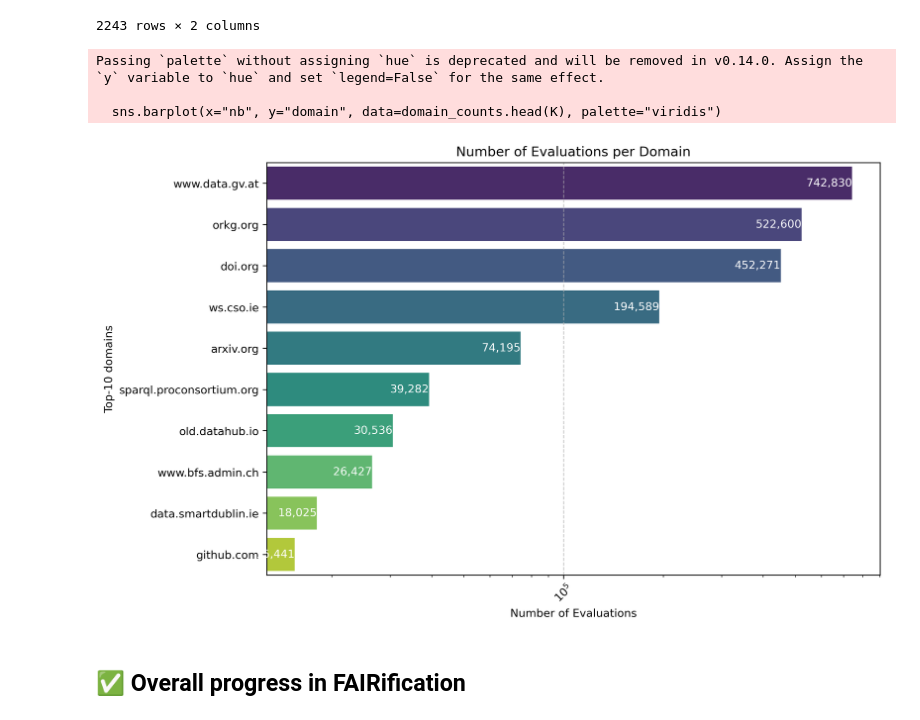
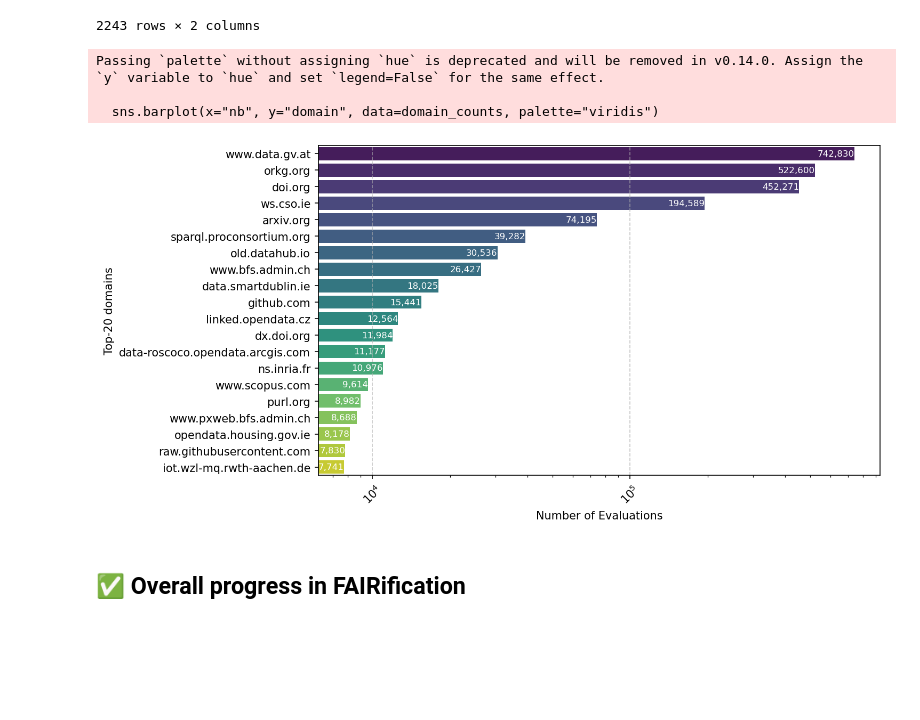
Before and after one commit to IFB-ElixirFr/FAIR-checker, a Jupyter notebook: notebooks/stats/rdf_dump_analysis.ipynb, the cells around one changed output. Saved outputs shown, nothing was run; the diff lists cells and outputs as text; code cells hidden in the pictures; blank space fills up the shorter version.

Commit message:
updated plots

```diff
--- a/notebooks/stats/rdf_dump_analysis.ipynb
+++ b/notebooks/stats/rdf_dump_analysis.ipynb
@@ -510,32 +325,34 @@ domain_counts
 | 1199 | owlready2.readthedocs.io | 1 |
 2243 rows × 2 columns
 # %%
+K = 20
+domain_counts = domain_counts[:K]  # Filter out domains with zero evaluations
 # plot the number of evaluations per domain by using seaborn,
 # use an horizontal bar plot, sort by number of evaluations, use a log scale for the x-axis
-plt.figure(figsize=(10, 6), dpi=300)
-K = 10
+plt.figure(figsize=(10, 5), dpi=150)
+
 # domain_counts = domain_counts.sort_values(by='nb', ascending=False)
-sns.barplot(x="nb", y="domain", data=domain_counts.head(K), palette="viridis")
+sns.barplot(x="nb", y="domain", data=domain_counts, palette="viridis")
 plt.xscale('log')
 # plt.xticks(rotation=45)
 # plt.xyticks(rotation=45)
 # display the value in the bar in white on the right side of the bar
 for index, value in enumerate(domain_counts['nb']):
-    plt.text(value, index, f'{value:,}', color='white', va='center', fontsize=10, ha='right')
+    plt.text(value, index, f'{value:,}', color='white', va='center', fontsize=8, ha='right')
 
 plt.xticks(rotation=45)
 plt.grid(axis='x', linestyle='--', alpha=0.7)
 plt.tight_layout()
-plt.title('Number of Evaluations per Domain')
+#plt.title('Number of Evaluations per Domain')
 plt.xlabel('Number of Evaluations')
 plt.ylabel(f'Top-{K} domains')
 plt.savefig(f"number_of_evaluations_per_domain_{Ymin}_{Ymax}.pdf", dpi=300, bbox_inches='tight', format='pdf')
 plt.show()
 # %% [output]
 Passing `palette` without assigning `hue` is deprecated and will be removed in v0.14.0. Assign the `y` variable to `hue` and set `legend=False` for the same effect.
 
-  sns.barplot(x="nb", y="domain", data=domain_counts.head(K), palette="viridis")
+  sns.barplot(x="nb", y="domain", data=domain_counts, palette="viridis")
-[figure, old version]
+[figure, new version]
 # %% [markdown]
 ## ✅ Overall progress in FAIRification
 # %%
```
Also changed, not shown: parts of 17 cells of this notebook.
